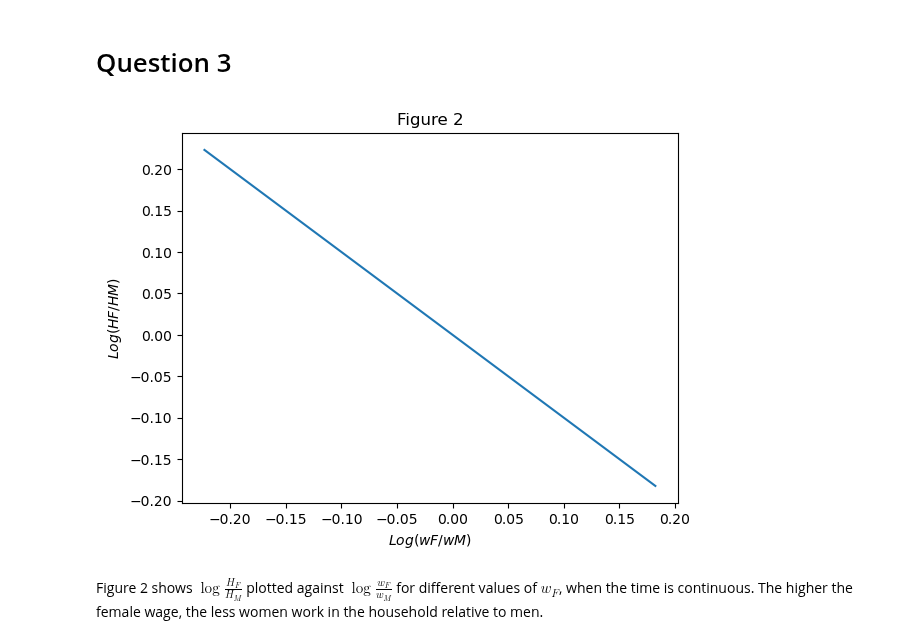
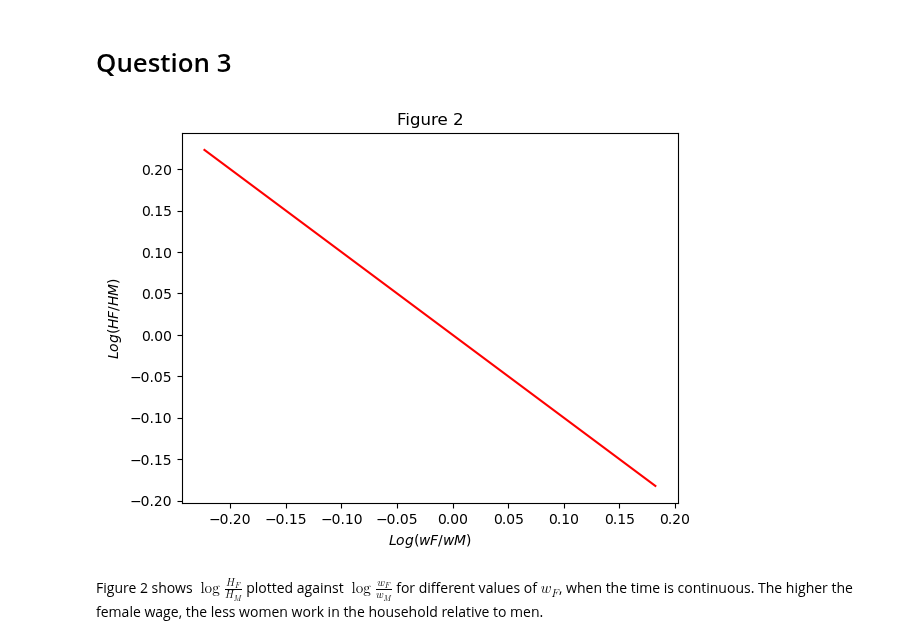
Before and after one commit to NumEconCopenhagen/projects-2023-mc, a Jupyter notebook: inauguralproject/inauguralproject.ipynb, the cells around one changed output. Saved outputs shown, nothing was run; the diff lists cells and outputs as text; code cells hidden in the pictures.

```diff
--- a/inauguralproject/inauguralproject.ipynb
+++ b/inauguralproject/inauguralproject.ipynb
@@ -111,30 +109,30 @@ In (0,0), men and womens wage is equal and they work an equal amount in the hous
 # %%
 # Defining the female wages
 wF_vec = model.par.wF_vec
 
 # Defining the log-parameters for working at home and for the wages.
     # opt.HFHM = HF[j]/HM[j] is added to the class
     # Note that since par.wM = 1.0 it is unnecessary to divide with it.
 log_HFHM = []
 log_wF = []
 
 # Making a loop to find the optimal relationship between HF and HM for different female wages, but now with a continous model instead of a discrete.
 for wF in wF_vec:
     model.par.wF = wF
     opt = model.solve()
     log_HFHM.append(np.log(opt.HF/opt.HM))
     log_wF.append(np.log(model.par.wF))
 
 # Making a figure with added figure labels
 fig = plt.figure()
 ax = fig.add_subplot(1,1,1)
-ax.plot(log_wF,log_HFHM)
+ax.plot(log_wF,log_HFHM, color='red')
 
 ax.set_title('Figure 2')
 ax.set_xlabel('$Log(wF/wM)$')
 ax.set_ylabel('$Log(HF/HM)$');
 # %% [output]
-[figure, old version]
+[figure, new version]
 # %% [markdown]
 Figure 2 shows $\log\frac{H_F}{H_M}$ plotted against $\log\frac{w_F}{w_M}$ for different values of $w_F$, when the time is continuous. The higher the female wage, the less women work in the household relative to men.
 # %% [markdown]
```
Also changed, not shown: parts of 2 cells of this notebook, 2 other files.
